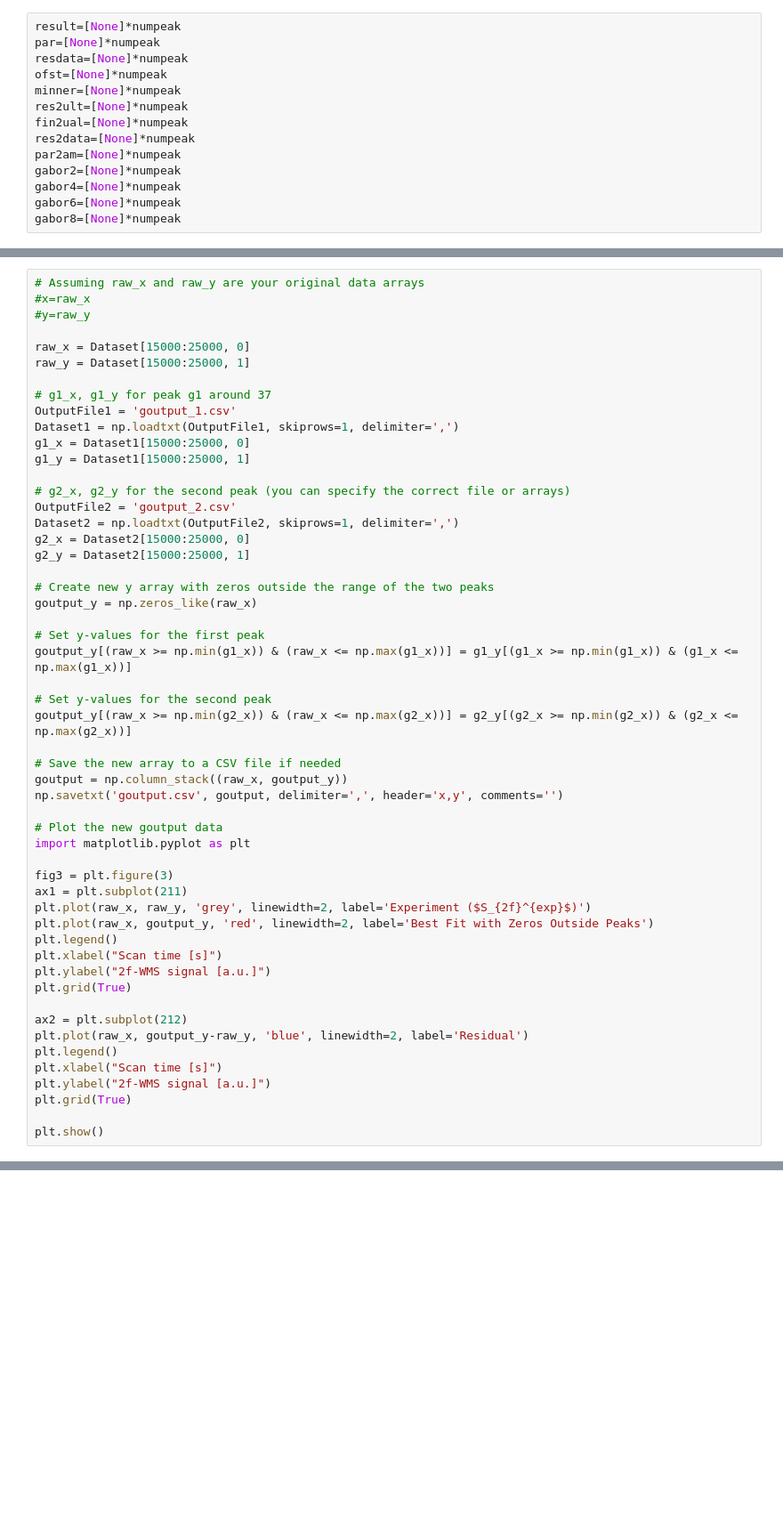
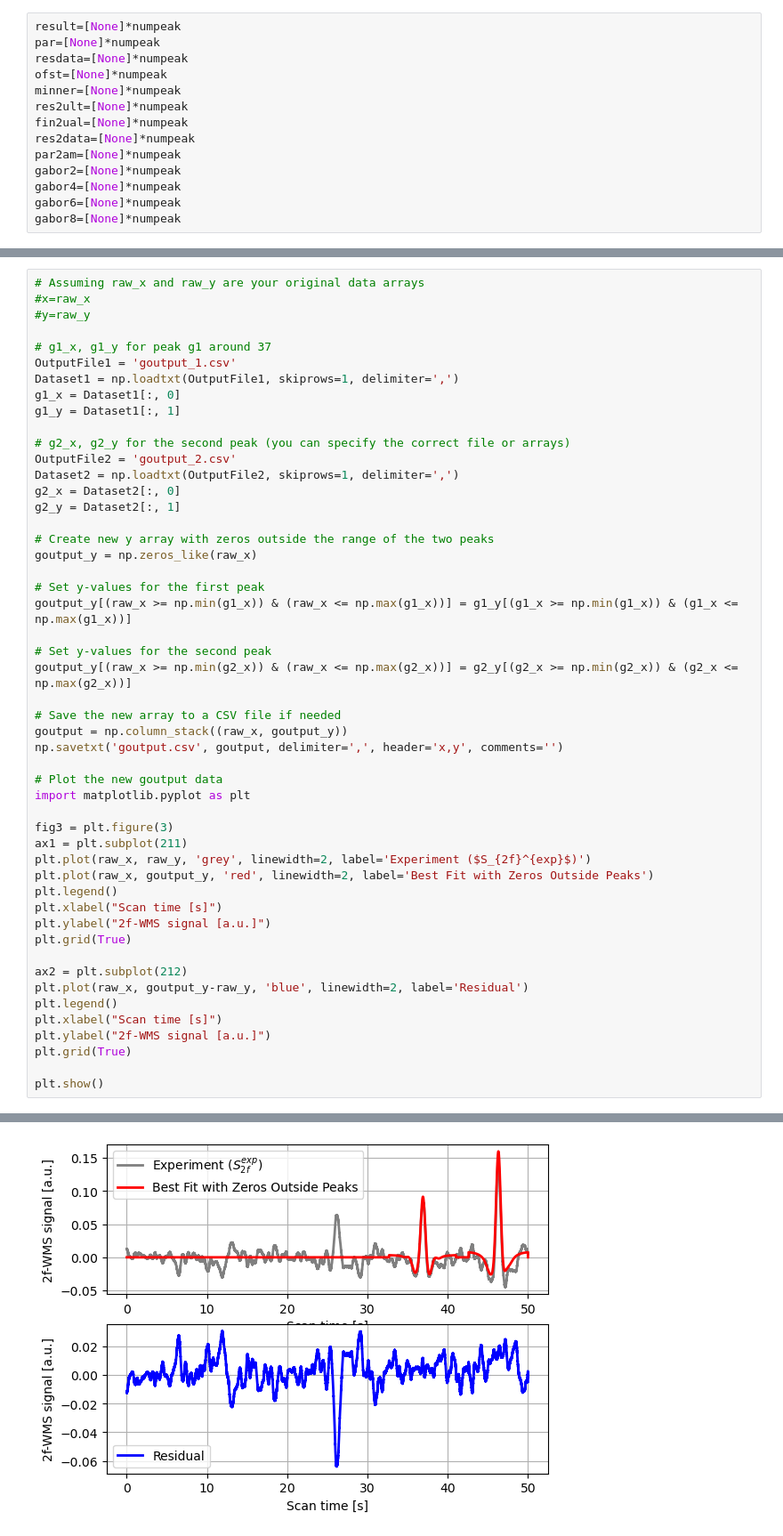
Before and after one commit to vn-hub/GA2bor, a Jupyter notebook: s2f_co2_GASMAS_bkg.ipynb, the cells around one changed output, grey strips where cells are left out. Shown at 89% size. Saved outputs shown, nothing was run; the diff lists cells and outputs as text; blank space fills up the shorter version.

```diff
--- a/s2f_co2_GASMAS_bkg.ipynb
+++ b/s2f_co2_GASMAS_bkg.ipynb
@@ -535,20 +535,17 @@ Data written to goutput_2.csv successfully.
 #x=raw_x
 #y=raw_y
 
-raw_x = Dataset[15000:25000, 0]
-raw_y = Dataset[15000:25000, 1]
-
 # g1_x, g1_y for peak g1 around 37
 OutputFile1 = 'goutput_1.csv'
 Dataset1 = np.loadtxt(OutputFile1, skiprows=1, delimiter=',')
-g1_x = Dataset1[15000:25000, 0]
-g1_y = Dataset1[15000:25000, 1]
+g1_x = Dataset1[:, 0]
+g1_y = Dataset1[:, 1]
 
 # g2_x, g2_y for the second peak (you can specify the correct file or arrays)
 OutputFile2 = 'goutput_2.csv'
 Dataset2 = np.loadtxt(OutputFile2, skiprows=1, delimiter=',')
-g2_x = Dataset2[15000:25000, 0]
-g2_y = Dataset2[15000:25000, 1]
+g2_x = Dataset2[:, 0]
+g2_y = Dataset2[:, 1]
 
 # Create new y array with zeros outside the range of the two peaks
 goutput_y = np.zeros_like(raw_x)
@@ -587,0 +584 @@ ValueError: zero-size array to reduction operation minimum which has no identity
+[figure, added]
```
Also changed, not shown: parts of 2 cells of this notebook.
